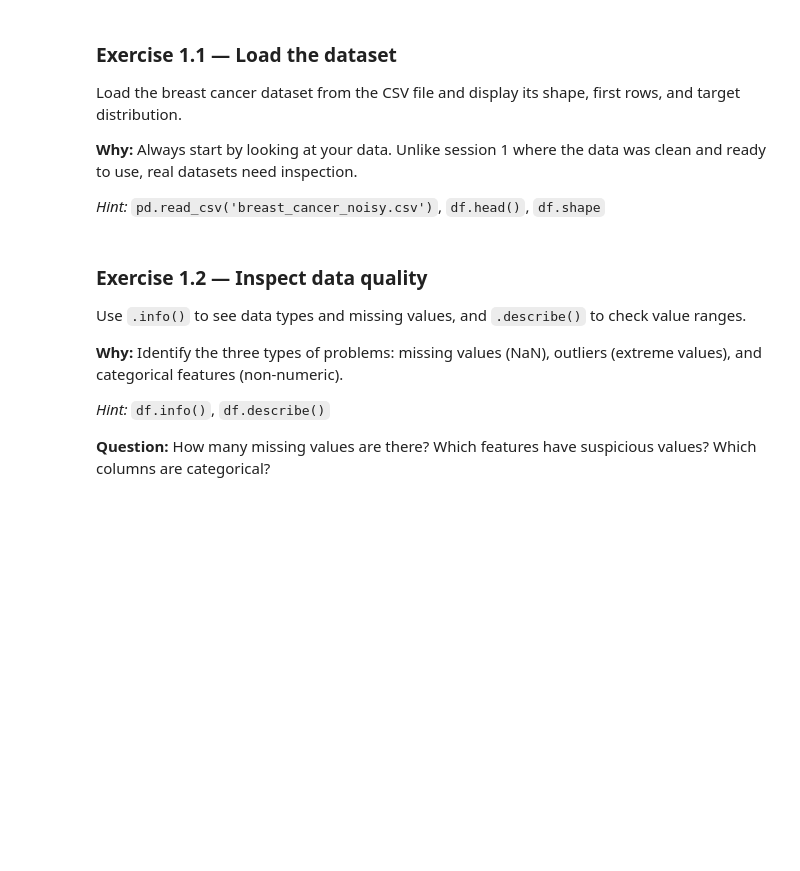
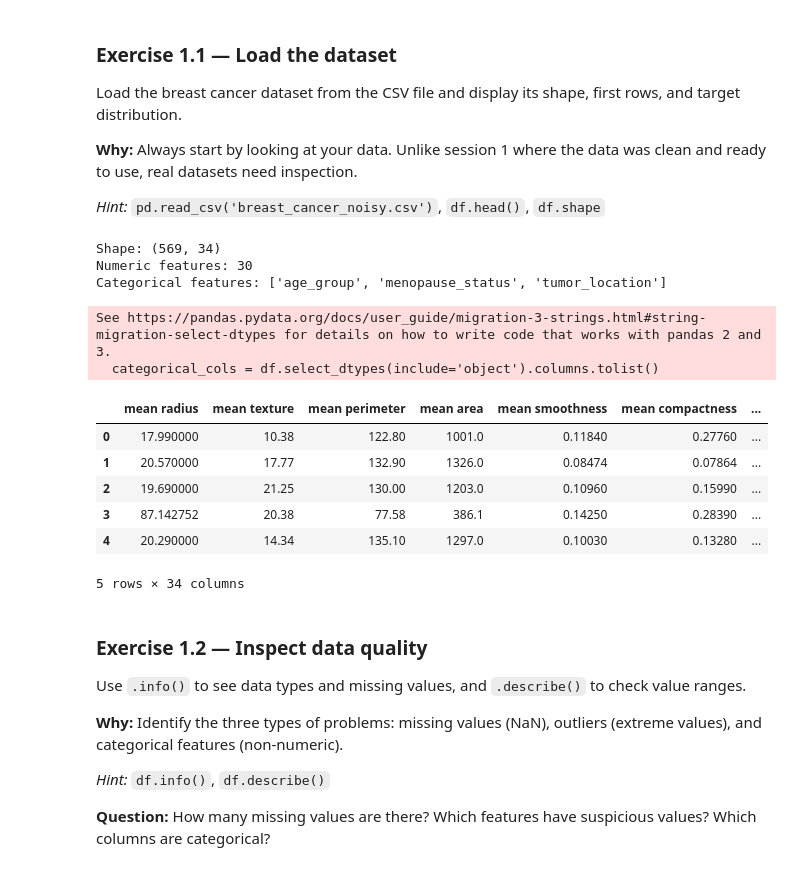
Before and after one commit to racousin/DFGSM2-IA-S2, a Jupyter notebook: session2/tp1_correction.ipynb, the cells around one changed output. Cells and saved outputs as stored; diff of their text form; code cells hidden in the pictures; blank space fills up the shorter version.

```diff
--- a/session2/tp1_correction.ipynb
+++ b/session2/tp1_correction.ipynb
@@ -54,19 +54,32 @@ Load the breast cancer dataset from the CSV file and display its shape, first ro
 *Hint:* `pd.read_csv('breast_cancer_noisy.csv')`, `df.head()`, `df.shape`
 # %%
 # Load the dataset
-df = pd.read_csv('breast_cancer_noisy.csv')
+df = pd.read_csv('https://raw.githubusercontent.com/racousin/DFGSM2-IA-S2/refs/heads/main/session2/breast_cancer_noisy.csv')
 
 # Target info (same as session 1: 0=malignant, 1=benign)
 target_names = np.array(['malignant', 'benign'])
 
 # Identify column types
 numeric_cols = df.select_dtypes(include=[np.number]).columns.drop('target').tolist()
 categorical_cols = df.select_dtypes(include='object').columns.tolist()
 
 print(f"Shape: {df.shape}")
 print(f"Numeric features: {len(numeric_cols)}")
 print(f"Categorical features: {categorical_cols}")
 df.head()
+# %% [output]
+Shape: (569, 34)
+Numeric features: 30
+Categorical features: ['age_group', 'menopause_status', 'tumor_location']
+See https://pandas.pydata.org/docs/user_guide/migration-3-strings.html#string-migration-select-dtypes for details on how to write code that works with pandas 2 and 3.
+  categorical_cols = df.select_dtypes(include='object').columns.tolist()
+|  | mean radius | mean texture | mean perimeter | mean area | mean smoothness | mean compactness | ... |
+| 0 | 17.990000 | 10.38 | 122.80 | 1001.0 | 0.11840 | 0.27760 | ... |
+| 1 | 20.570000 | 17.77 | 132.90 | 1326.0 | 0.08474 | 0.07864 | ... |
+| 2 | 19.690000 | 21.25 | 130.00 | 1203.0 | 0.10960 | 0.15990 | ... |
+| 3 | 87.142752 | 20.38 | 77.58 | 386.1 | 0.14250 | 0.28390 | ... |
+| 4 | 20.290000 | 14.34 | 135.10 | 1297.0 | 0.10030 | 0.13280 | ... |
+5 rows × 34 columns
 # %% [markdown]
 ### Exercise 1.2 — Inspect data quality
 
```
Also changed, not shown: parts of 17 cells of this notebook, 3 other files.
